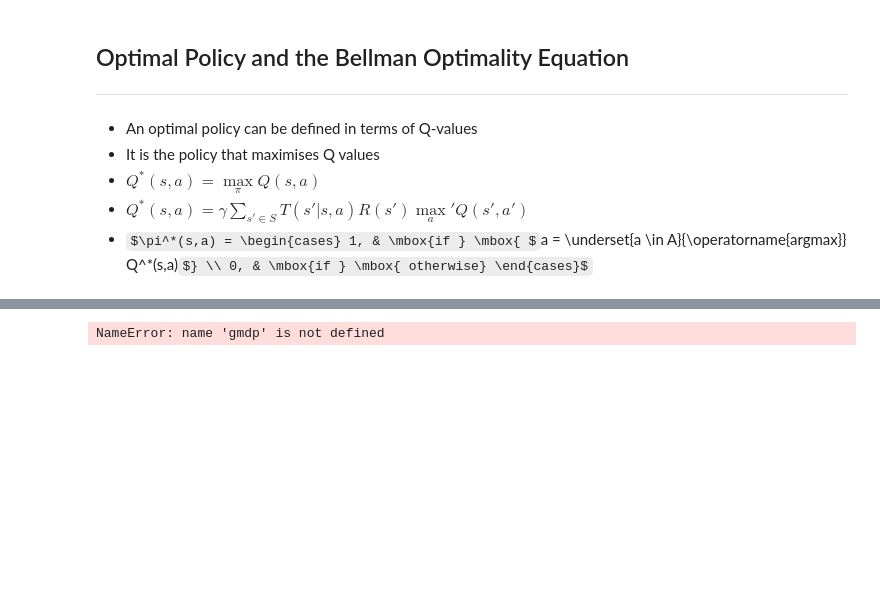
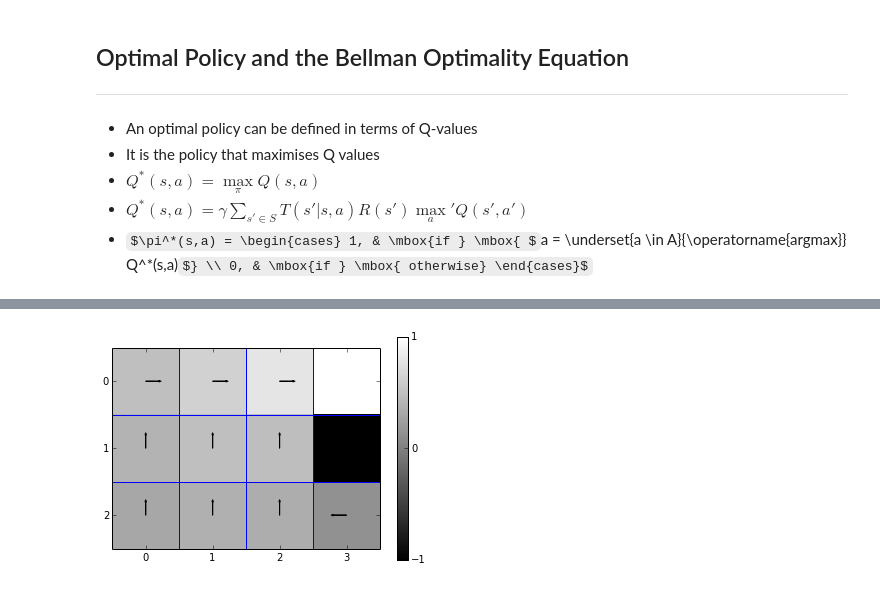
Before and after one commit to ssamot/RL_notebook, a Jupyter notebook: RL/RL.ipynb, the cells around one changed output, grey strips where cells are left out. Drawn from its saved outputs; the diff is of its cells as text; code cells hidden in the pictures; some formulas as TeX source; blank space fills up the shorter version.

```diff
--- a/RL/RL.ipynb
+++ b/RL/RL.ipynb
@@ -320,22 +385,24 @@ plt.show()
 # %%
 def value_iteration(mdp, epsilon=0.001):
-    "Solving an MDP by value iteration. [Fig. 17.4]"
-    U1 = dict([(s, 0) for s in mdp.states])
+    "Solving an MDP by value iteration."
+    #print mdp.states
+    V1 = dict([(s, 0) for s in mdp.states])
     R, T, gamma = mdp.R, mdp.T, mdp.gamma
     while True:
-        U = U1.copy()
+        V = V1.copy()
         delta = 0
         for s in mdp.states:
-            U1[s] = R(s) + gamma * max([sum([p * U[s1] for (p, s1) in T(s, a)])
+            V1[s] = R(s) + gamma * max([sum([p * V[s1] for (p, s1) in T(s, a)])
                                         for a in mdp.actions(s)])
-            delta = max(delta, abs(U1[s] - U[s]))
+            delta = max(delta, abs(V1[s] - V[s]))
         if delta < epsilon * (1 - gamma) / gamma:
-             return U
+             return V
 # %%
-policy = value_iteration(gmdp)
-gmdp.to_arrows(best_policy(gmdp, policy))
+values = value_iteration(gmdp)
+policy =  optimal_policy(gmdp, values)
+gmdp.to_plt_arrows(value, policy)
 # %% [output]
-NameError: name 'gmdp' is not defined
+[figure, added]
 # %%
 def policy_iteration(mdp):
     "Solve an MDP by policy iteration [Fig. 17.7]"
```
Also changed, not shown: parts of 18 cells of this notebook, 12 other files.
